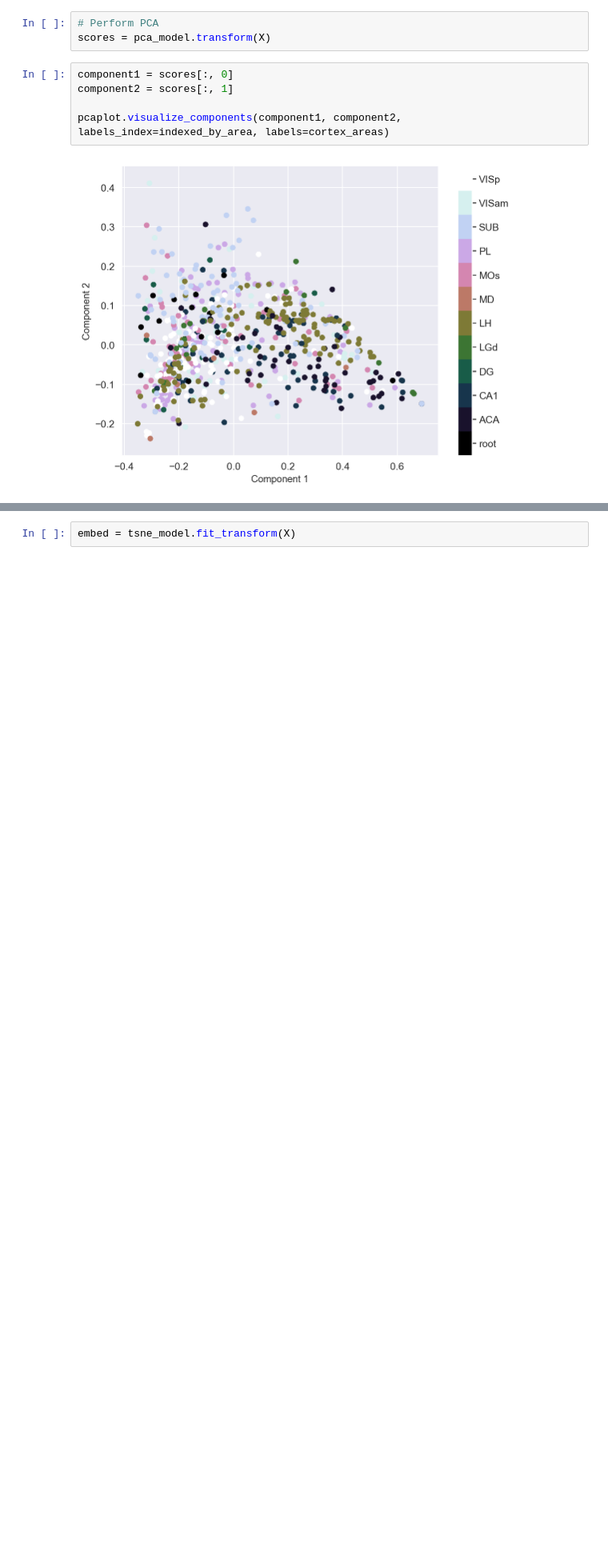
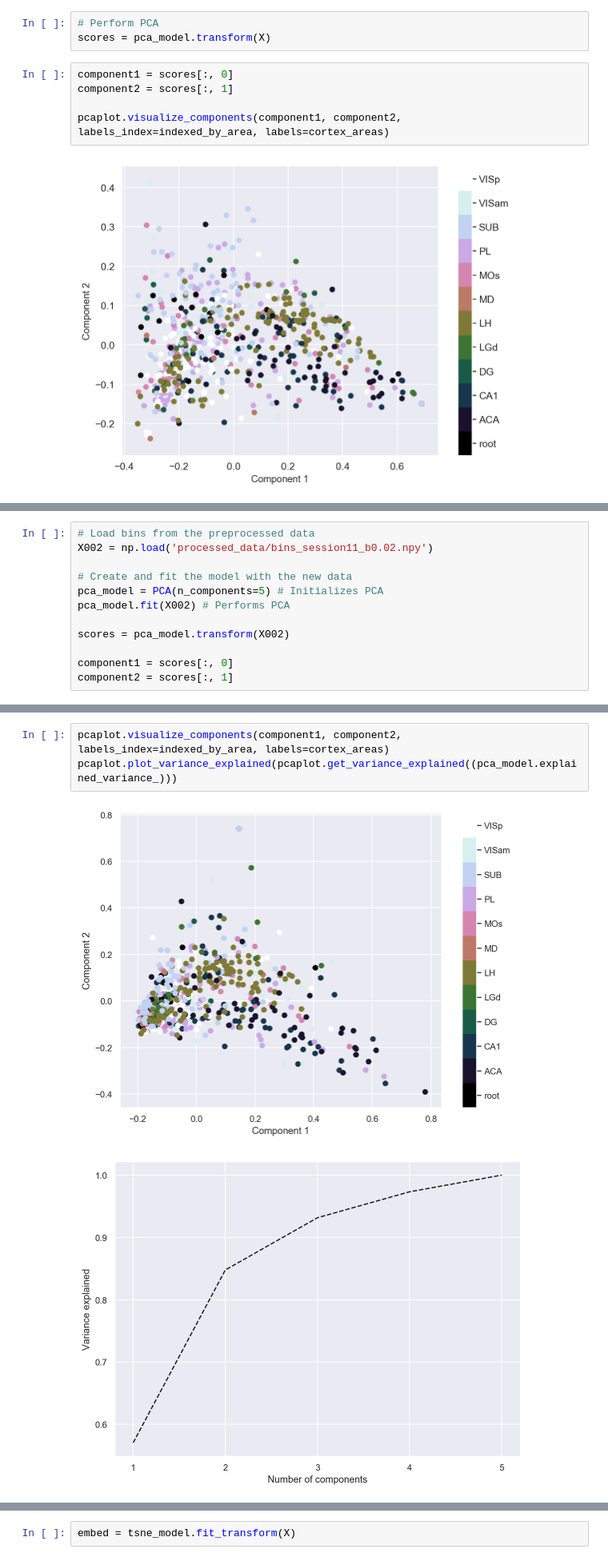
Before and after one commit to mikeonly/nma_easy_cabbage, a Jupyter notebook: PCA Calculations.ipynb, the cells around one changed output, grey strips where cells are left out. Shown at 80% size. Drawn from its saved outputs; the diff is of its cells as text; blank space fills up the shorter version.

```diff
--- a/PCA Calculations.ipynb
+++ b/PCA Calculations.ipynb
@@ -64,0 +53,12 @@ array([0.79011139, 0.92774818, 0.96424429, 0.98408347, 1.        ])
+# %%
+# Load bins from the preprocessed data
+X002 = np.load('processed_data/bins_session11_b0.02.npy')
+
+# Create and fit the model with the new data
+pca_model = PCA(n_components=5) # Initializes PCA
+pca_model.fit(X002) # Performs PCA
+
+scores = pca_model.transform(X002)
+
+component1 = scores[:, 0]
+component2 = scores[:, 1]
@@ -64,0 +67,6 @@ array([0.79011139, 0.92774818, 0.96424429, 0.98408347, 1.        ])
+# %%
+pcaplot.visualize_components(component1, component2, labels_index=indexed_by_area, labels=cortex_areas)
+pcaplot.plot_variance_explained(pcaplot.get_variance_explained((pca_model.explained_variance_)))
+# %% [output]
+[figure, added]
+[figure, added]
```
Also changed, not shown: parts of 26 cells of this notebook, 3 other files.
